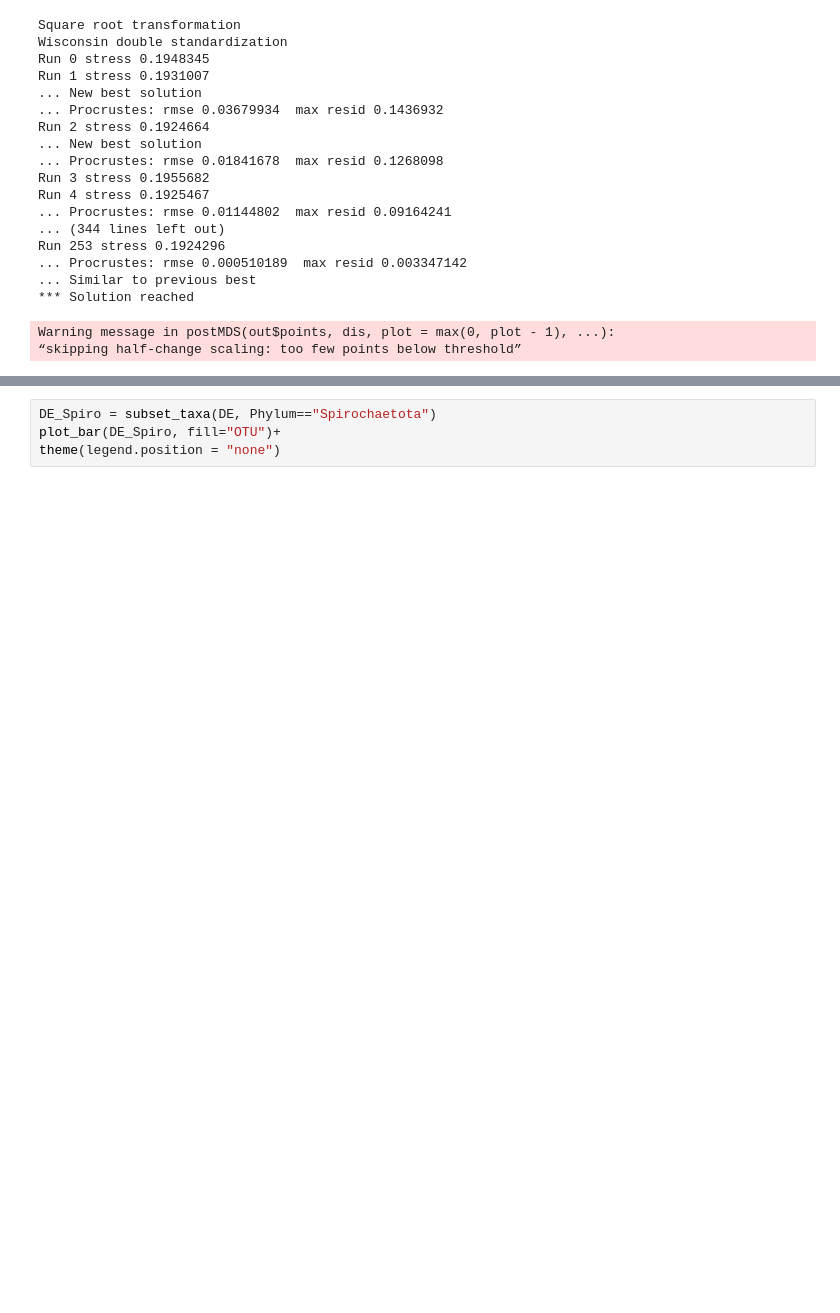
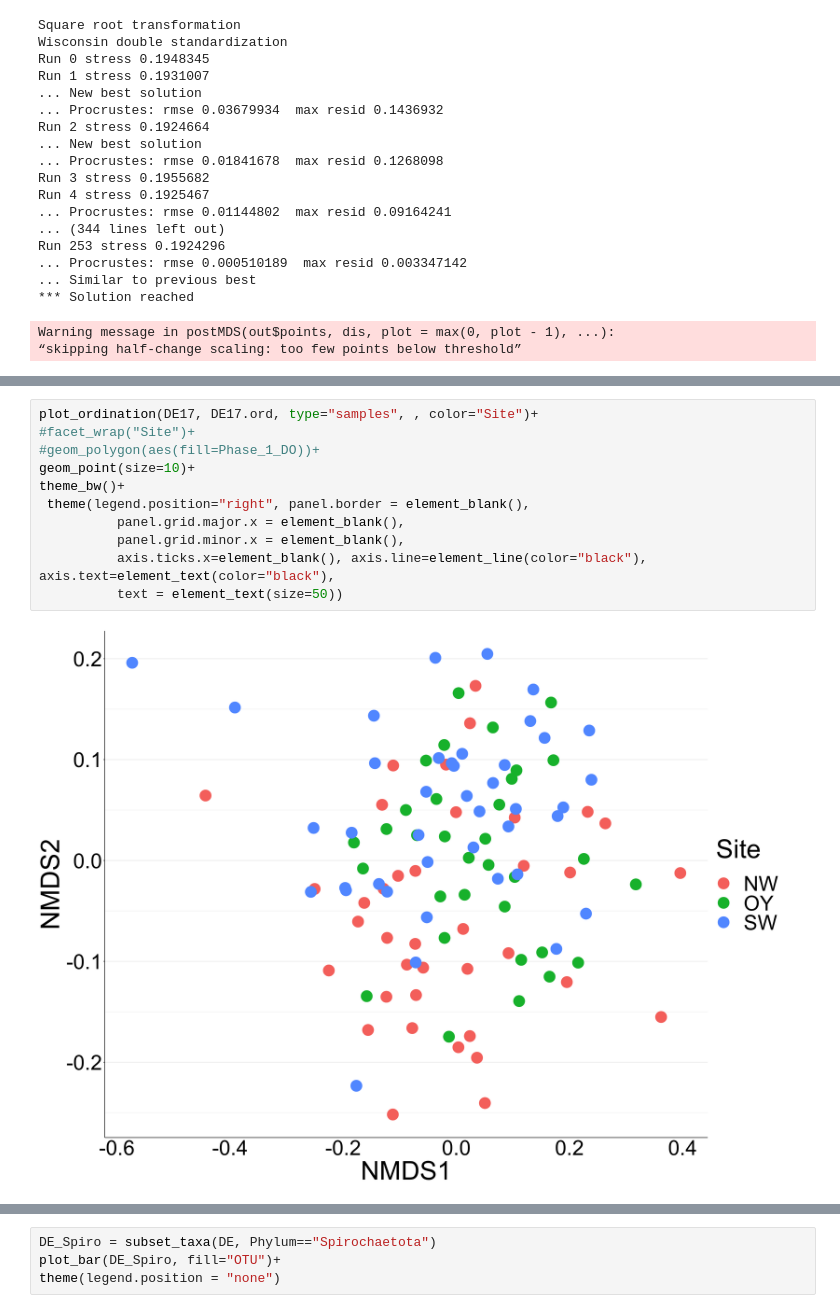
Before and after one commit to sagw/DE_micro, a Jupyter notebook: Community_DE2017_DE2018.ipynb, the cells around one changed output, grey strips where cells are left out. Drawn from its saved outputs; the diff is of its cells as text; blank space fills up the shorter version.

```diff
--- a/Community_DE2017_DE2018.ipynb
+++ b/Community_DE2017_DE2018.ipynb
@@ -383 +392,14 @@ theme_bw()+
+# %%
+plot_ordination(DE17, DE17.ord, type="samples", , color="Site")+
+#facet_wrap("Site")+
+#geom_polygon(aes(fill=Phase_1_DO))+
+geom_point(size=10)+
+theme_bw()+
+ theme(legend.position="right", panel.border = element_blank(),
+          panel.grid.major.x = element_blank(),
+          panel.grid.minor.x = element_blank(),
+          axis.ticks.x=element_blank(), axis.line=element_line(color="black"), axis.text=element_text(color="black"),
+          text = element_text(size=50))
+# %% [output]
+[figure, added]
 # %%
```
Also changed, not shown: parts of 18 cells of this notebook, 2 other files.
